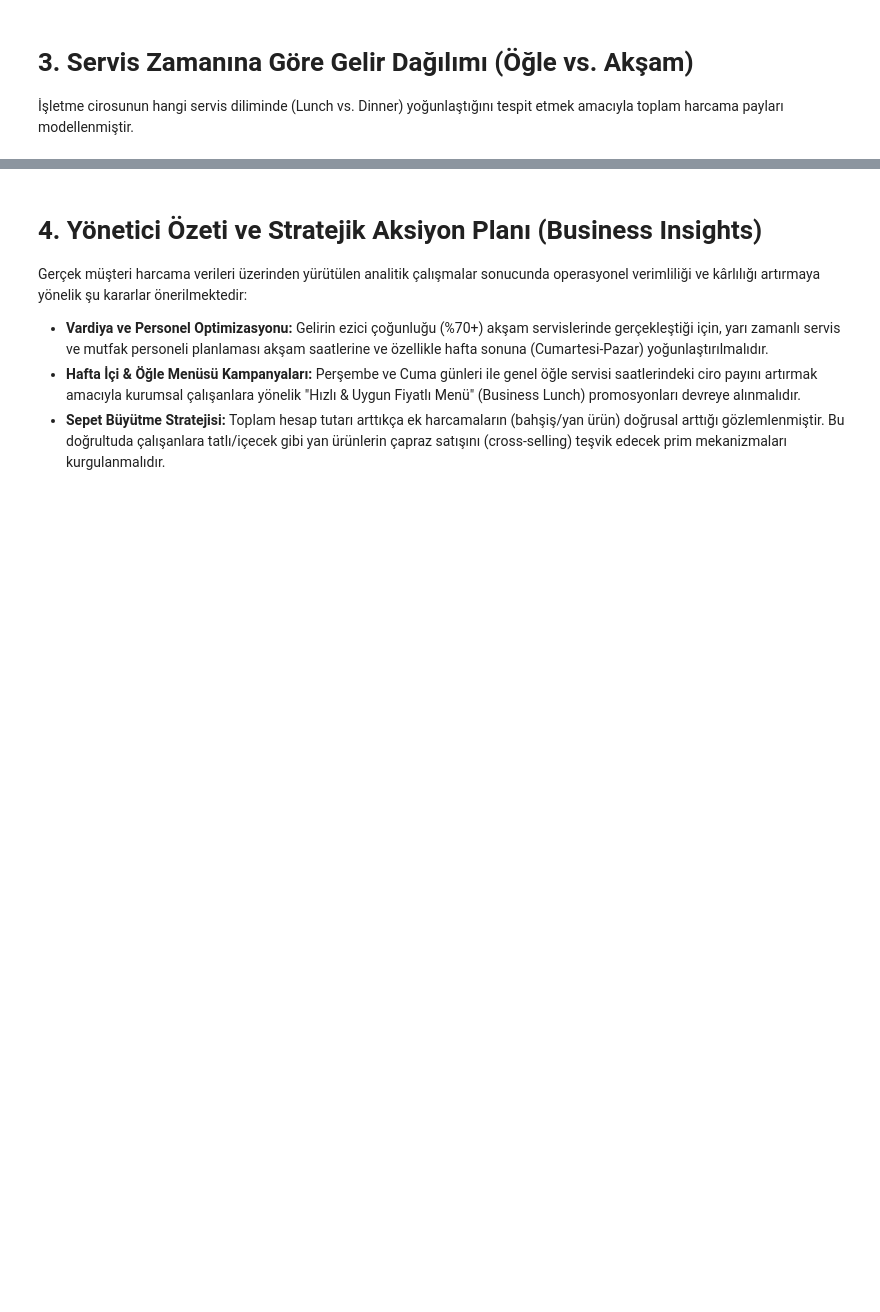
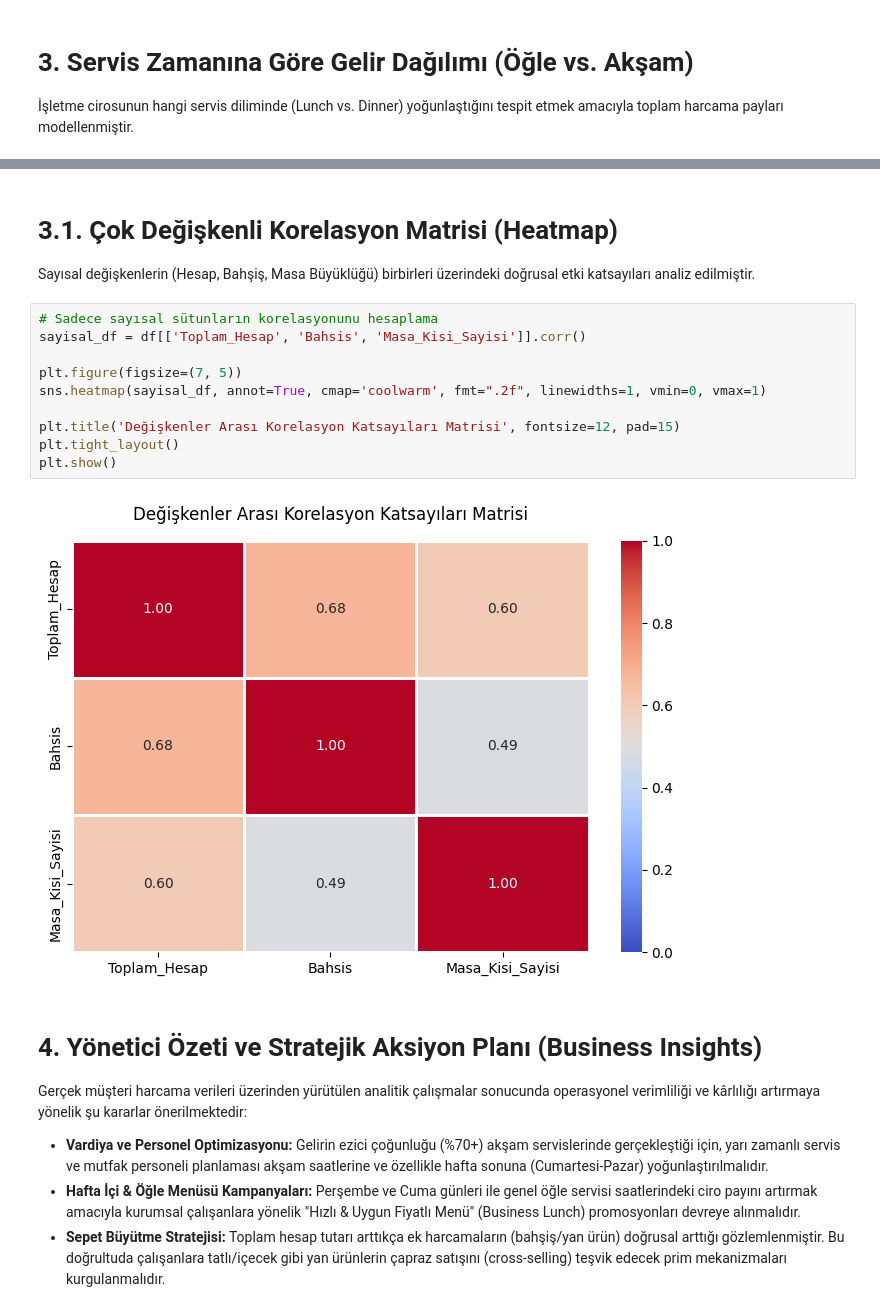
Before and after one commit to zranadegirmenci/veri-analizi-projeleri, a Jupyter notebook: tuketici_harcama_ve_gelir_analitigi.ipynb, the cells around one changed output, grey strips where cells are left out. Saved outputs shown, nothing was run; the diff lists cells and outputs as text; blank space fills up the shorter version.

```diff
--- a/tuketici_harcama_ve_gelir_analitigi.ipynb
+++ b/tuketici_harcama_ve_gelir_analitigi.ipynb
@@ -115,6 +115,21 @@ plt.tight_layout()
 plt.show()
 # %% [output]
 [figure]
+# %% [markdown]
+# 3.1. Çok Değişkenli Korelasyon Matrisi (Heatmap)
+Sayısal değişkenlerin (Hesap, Bahşiş, Masa Büyüklüğü) birbirleri üzerindeki doğrusal etki katsayıları analiz edilmiştir.
+# %%
+# Sadece sayısal sütunların korelasyonunu hesaplama
+sayisal_df = df[['Toplam_Hesap', 'Bahsis', 'Masa_Kisi_Sayisi']].corr()
+
+plt.figure(figsize=(7, 5))
+sns.heatmap(sayisal_df, annot=True, cmap='coolwarm', fmt=".2f", linewidths=1, vmin=0, vmax=1)
+
+plt.title('Değişkenler Arası Korelasyon Katsayıları Matrisi', fontsize=12, pad=15)
+plt.tight_layout()
+plt.show()
+# %% [output]
+[figure, added]
 # %% [markdown]
 # 4. Yönetici Özeti ve Stratejik Aksiyon Planı (Business Insights)
 
```
Also changed, not shown: parts of 1 cell of this notebook.
